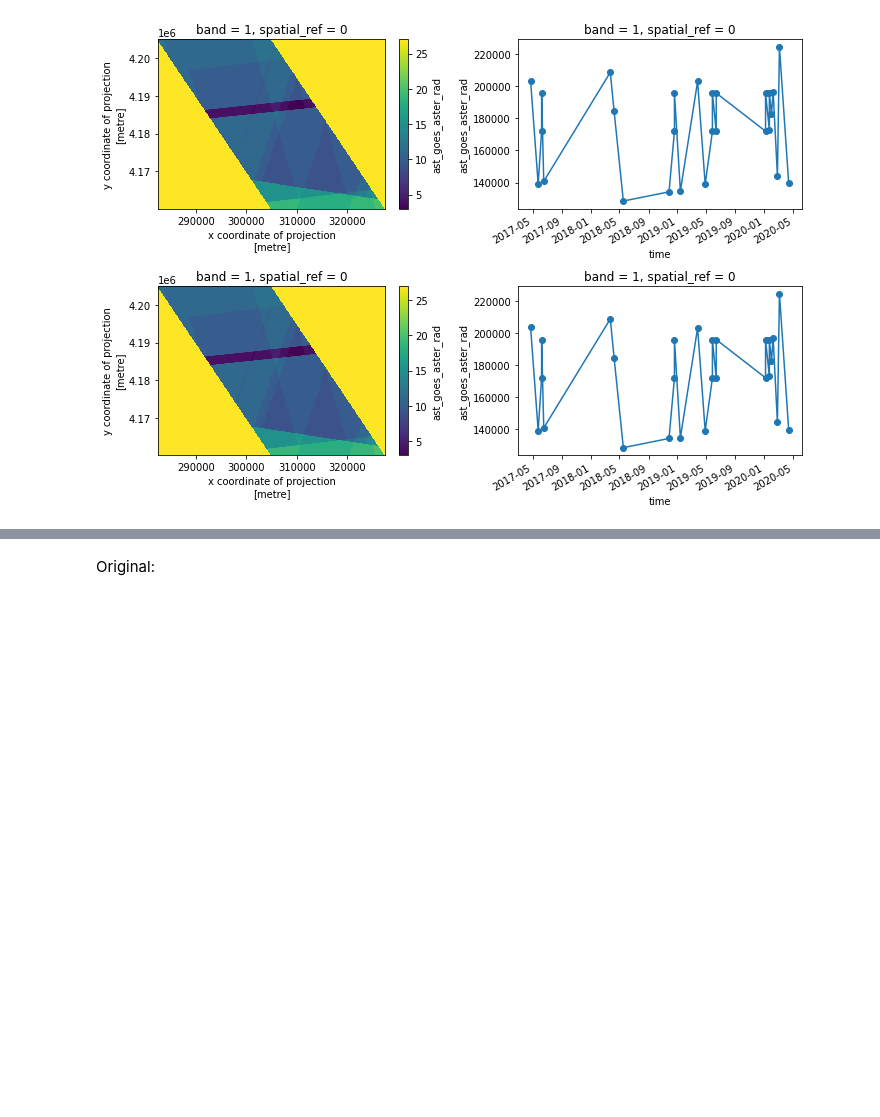
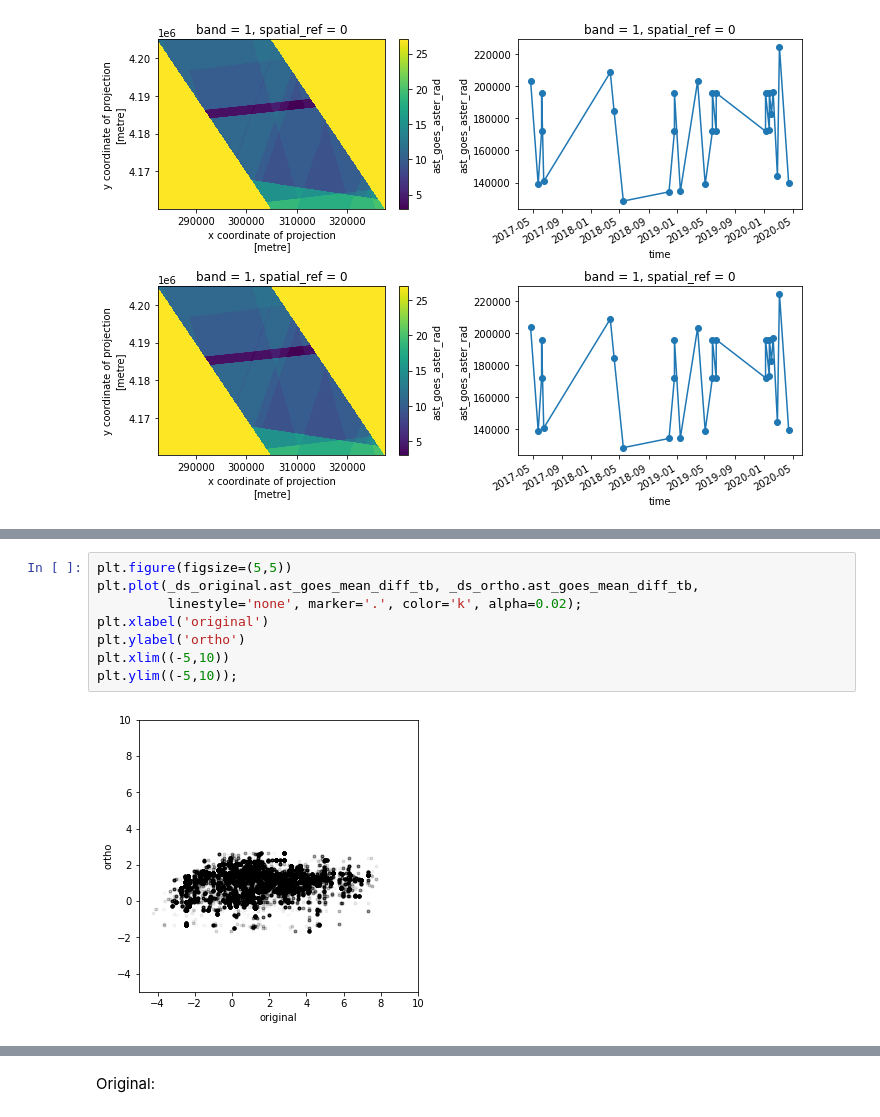
Before and after one commit to spestana/goes-cues, a Jupyter notebook: before-after-ortho-Fig4.ipynb, the cells around one changed output, grey strips where cells are left out. Cells and saved outputs as stored; diff of their text form; blank space fills up the shorter version.

```diff
--- a/before-after-ortho.ipynb
+++ b/before-after-ortho-Fig4.ipynb
@@ -94,0 +212,10 @@ ds_original.ast_goes_aster_rad.isnull().sum(axis=(1,2)).plot(marker='o',ax=ax[1,
+# %%
+plt.figure(figsize=(5,5))
+plt.plot(_ds_original.ast_goes_mean_diff_tb, _ds_ortho.ast_goes_mean_diff_tb,
+         linestyle='none', marker='.', color='k', alpha=0.02);
+plt.xlabel('original')
+plt.ylabel('ortho')
+plt.xlim((-5,10))
+plt.ylim((-5,10));
+# %% [output]
+[figure, added]
```
Also changed, not shown: parts of 12 cells of this notebook.
